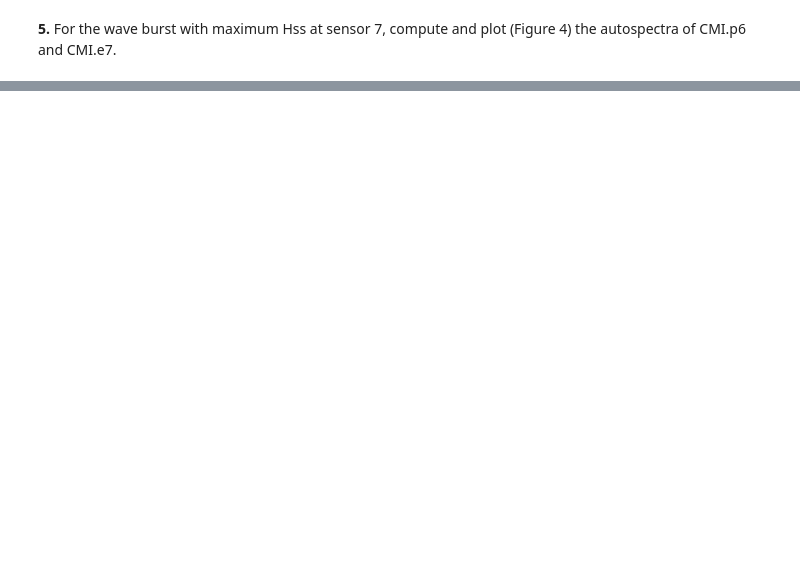
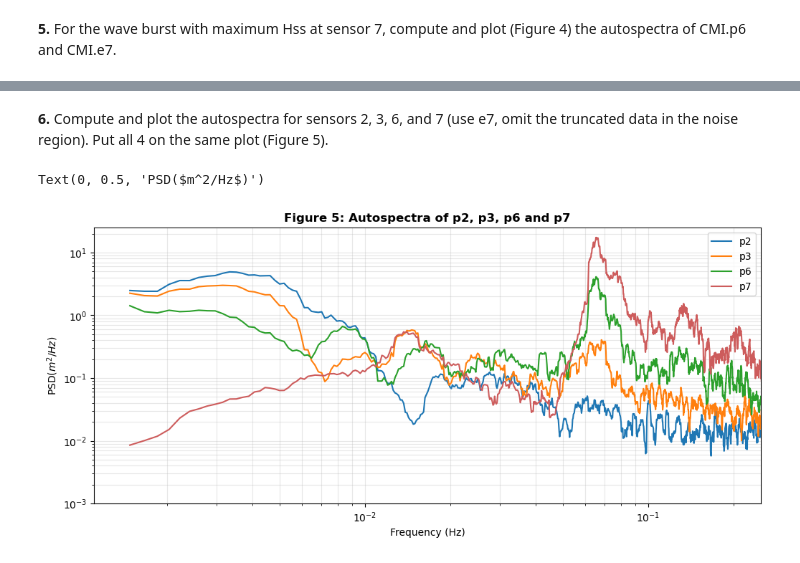
Before and after one commit to isidora-rojas/SIO175_DataAnalysis, a Jupyter notebook: Module_4/data/python_CMI_processing.ipynb, the cells around one changed output, grey strips where cells are left out. Saved outputs shown, nothing was run; the diff lists cells and outputs as text; code cells hidden in the pictures; blank space fills up the shorter version.

```diff
--- a/Module_4/data/python_CMI_processing.ipynb
+++ b/Module_4/data/python_CMI_processing.ipynb
@@ -214,0 +304,35 @@ argmax(a, axis=None, out=None, *, keepdims=<no value>)
+# %% [markdown]
+**6.** Compute and plot the autospectra for sensors 2, 3, 6, and 7 (use e7, omit the truncated
+data in the noise region).  Put all 4 on the same plot (Figure 5).
+# %%
+# compute autospectra for 2 and 3
+p2max = ds['p2'].isel(col=imax).values
+p3max = ds['p3'].isel(col=imax).values
+
+dt = 1.0/fs
+Navg = 15
+r_win = 0.5
+
+S_p2, Su_p2, Sl_p2, f_p2 = auto_spc(p2max, dt, Navg, r_win)
+S_p3, Su_p3, Sl_p3, f_p3 = auto_spc(p3max, dt, Navg, r_win)
+
+
+
+
+plt.figure(figsize=(12, 5))
+
+plt.loglog(f_p2, S_p2, label='p2')
+plt.loglog(f_p3, S_p3, label='p3')
+plt.loglog(f_p6, S_p6, label='p6')
+plt.loglog(f_p7, S_p7, label='p7', color='IndianRed')
+
+plt.xlim([None, fs/4]) # limit X-axis to Nyquist frequency
+plt.ylim(10**-3, 25)
+plt.grid(True, alpha=0.3, which="both")
+plt.legend()
+plt.title('Figure 5: Autospectra of p2, p3, p6 and p7', fontweight='bold')
+plt.xlabel('Frequency (Hz)')
+plt.ylabel('PSD($m^2/Hz$)')
+# %% [output]
+Text(0, 0.5, 'PSD($m^2/Hz$)')
+[figure, added]
```
Also changed, not shown: parts of 5 cells of this notebook, 6 other files.
